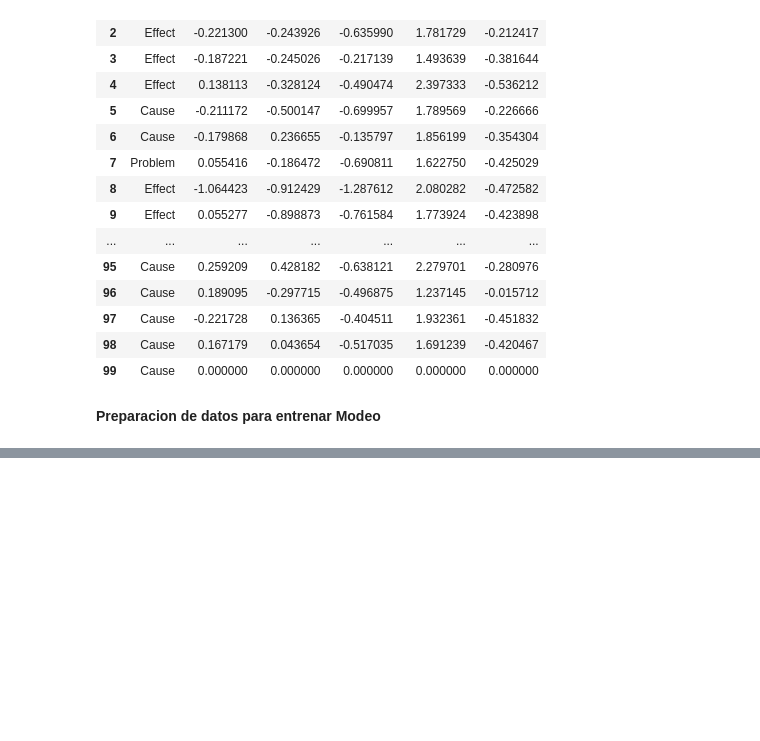
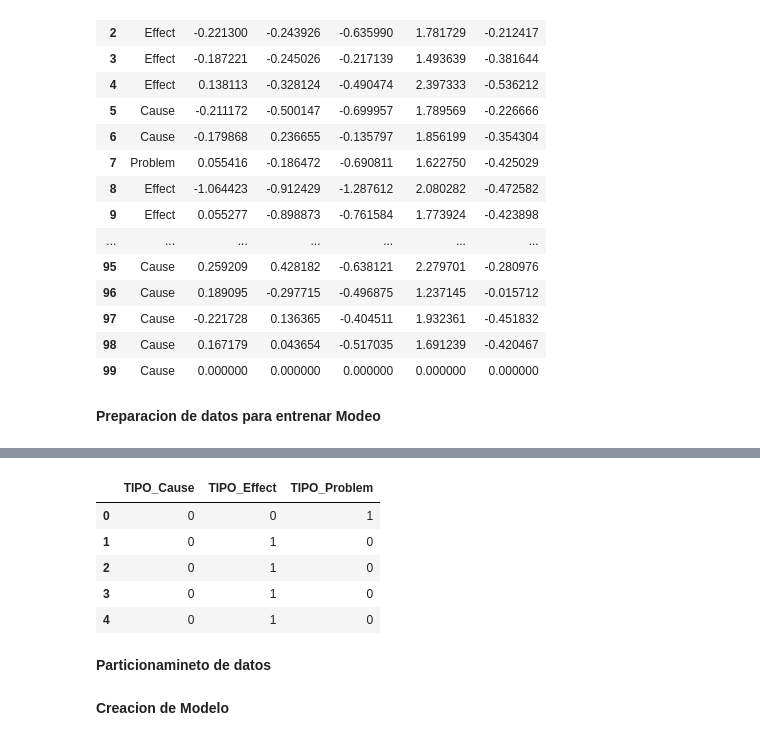
Before and after one commit to abdala9512/nlp-evaluacion-problemas-sociales, a Jupyter notebook: src/notebooks/CBOW_Evaluacion_problemas_sociales_PLN.ipynb, the cells around one changed output, grey strips where cells are left out. Saved outputs shown, nothing was run; the diff lists cells and outputs as text; code cells hidden in the pictures; blank space fills up the shorter version.

```diff
--- a/src/notebooks/CBOW_Evaluacion_problemas_sociales_PLN.ipynb
+++ b/src/notebooks/CBOW_Evaluacion_problemas_sociales_PLN.ipynb
@@ -313,0 +324,2 @@ df_cbow_final.head(100)
+# %%
+y=df_cbow_final['TIPO']
@@ -313,0 +344,13 @@ df_cbow_final.head(100)
+# %%
+y = pd.get_dummies(y, prefix='TIPO')
+# %%
+y.head()
+# %% [output]
+|  | TIPO_Cause | TIPO_Effect | TIPO_Problem |
+| 0 | 0 | 0 | 1 |
+| 1 | 0 | 1 | 0 |
+| 2 | 0 | 1 | 0 |
+| 3 | 0 | 1 | 0 |
+| 4 | 0 | 1 | 0 |
+# %% [markdown]
+**Particionamineto de datos**
@@ -313,0 +359,2 @@ df_cbow_final.head(100)
+# %% [markdown]
+**Creacion de Modelo**
```
Also changed, not shown: parts of 27 cells of this notebook.
